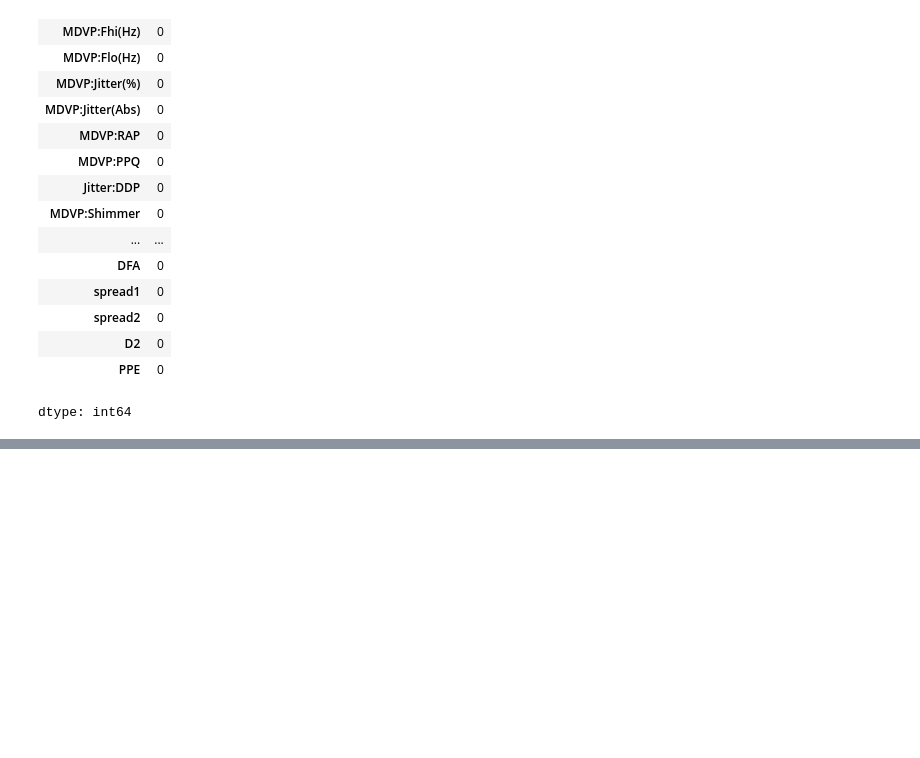
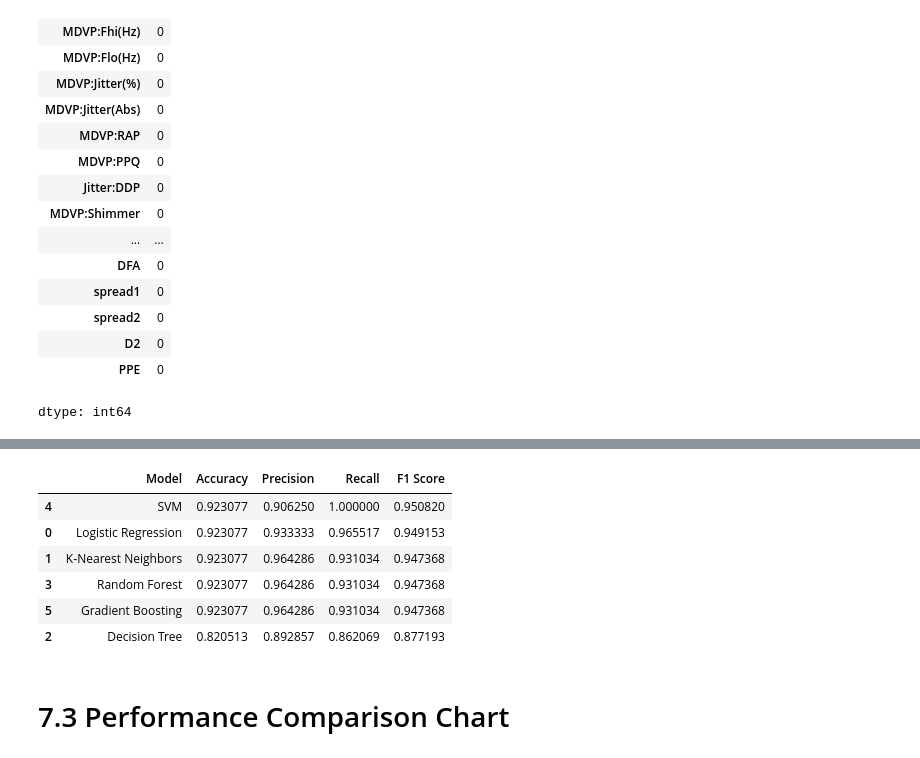
Before and after one commit to usama488/Data-science, a Jupyter notebook: (EDA)_on_Parkinson’s_Disease_Dataset.ipynb, the cells around one changed output, grey strips where cells are left out. Saved outputs shown, nothing was run; the diff lists cells and outputs as text; code cells hidden in the pictures; blank space fills up the shorter version.

```diff
--- a/(EDA)_on_Parkinson’s_Disease_Dataset.ipynb
+++ b/(EDA)_on_Parkinson’s_Disease_Dataset.ipynb
@@ -215,0 +270,9 @@ Correlation Matrix of Voice Features:
+# %%
+models = {
+    'Logistic Regression': LogisticRegression(),
+    'K‑Nearest Neighbors': KNeighborsClassifier(),
+    'Decision Tree': DecisionTreeClassifier(),
+    'Random Forest': RandomForestClassifier(n_estimators=100),
+    'SVM': SVC(probability=True),
+    'Gradient Boosting': GradientBoostingClassifier()
+}
@@ -215,0 +301,26 @@ Correlation Matrix of Voice Features:
+# %%
+def evaluate_model(y_true, y_pred, name):
+    return {
+        'Model': name,
+        'Accuracy': accuracy_score(y_true, y_pred),
+        'Precision': precision_score(y_true, y_pred),
+        'Recall': recall_score(y_true, y_pred),
+        'F1 Score': f1_score(y_true, y_pred)
+    }
+# %%
+results = []
+for name, y_pred in predictions.items():
+    results.append(evaluate_model(y_test, y_pred, name))
+
+results_df = pd.DataFrame(results).sort_values('F1 Score', ascending=False)
+display(results_df)
+# %% [output]
+|  | Model | Accuracy | Precision | Recall | F1 Score |
+| 4 | SVM | 0.923077 | 0.906250 | 1.000000 | 0.950820 |
+| 0 | Logistic Regression | 0.923077 | 0.933333 | 0.965517 | 0.949153 |
+| 1 | K‑Nearest Neighbors | 0.923077 | 0.964286 | 0.931034 | 0.947368 |
+| 3 | Random Forest | 0.923077 | 0.964286 | 0.931034 | 0.947368 |
+| 5 | Gradient Boosting | 0.923077 | 0.964286 | 0.931034 | 0.947368 |
+| 2 | Decision Tree | 0.820513 | 0.892857 | 0.862069 | 0.877193 |
+# %% [markdown]
+# 7.3 Performance Comparison Chart
```
Also changed, not shown: parts of 67 cells of this notebook.
